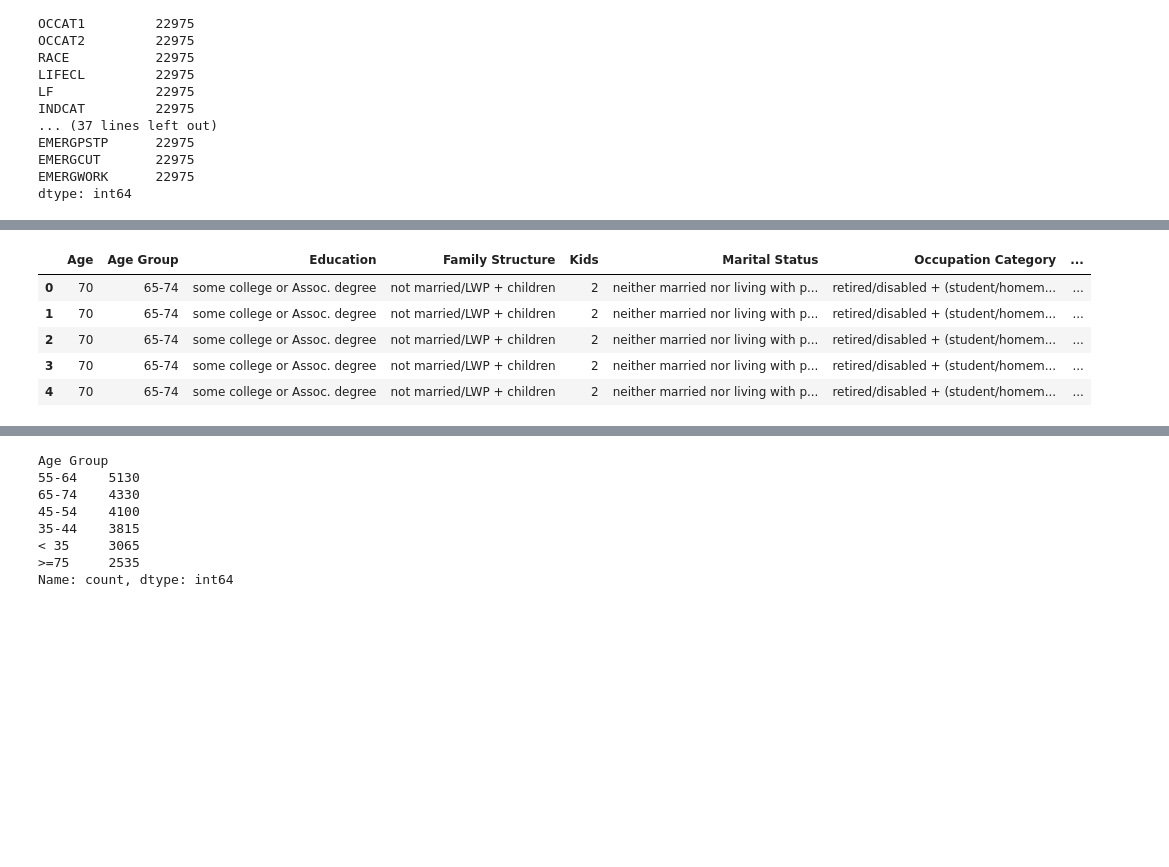
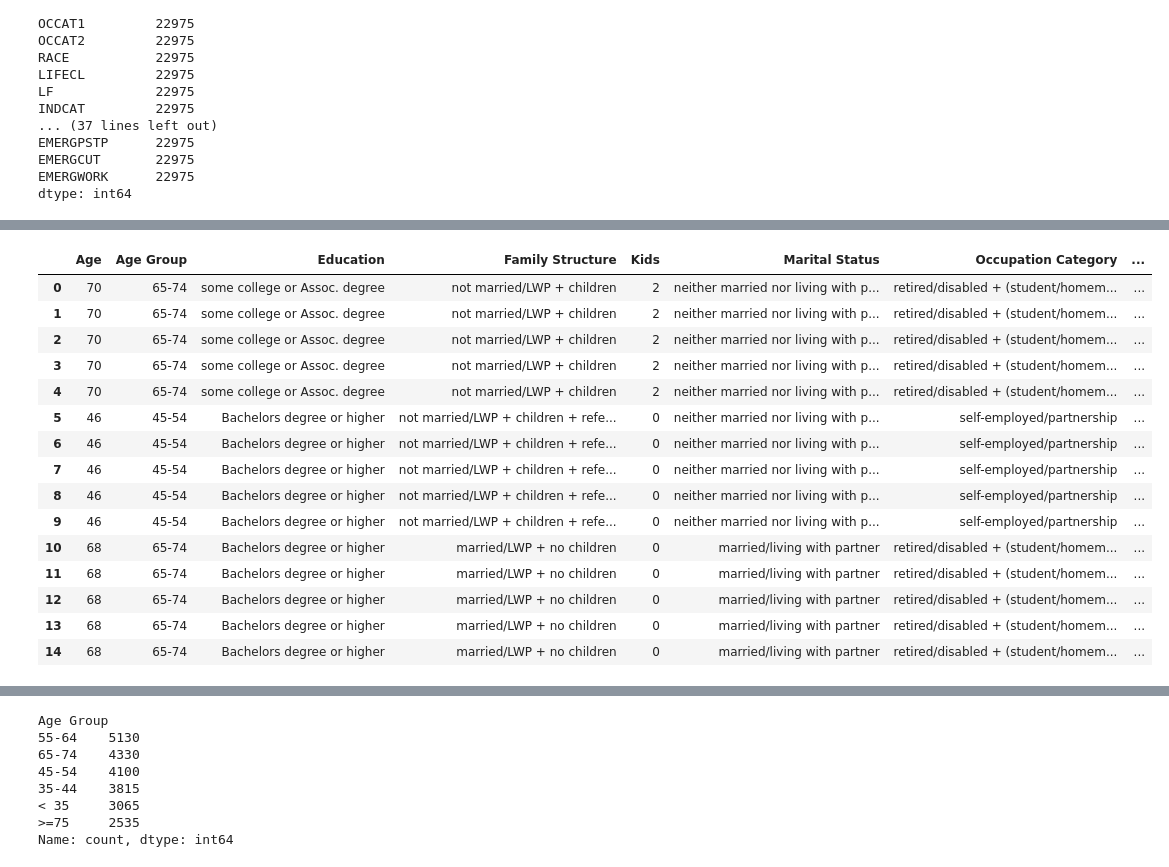
Before and after one commit to HanaDoubleU/project-1, a Jupyter notebook: Survey_Consumer_Finances_AD.ipynb, the cells around one changed output, grey strips where cells are left out. Cells and saved outputs as stored; diff of their text form; code cells hidden in the pictures; blank space fills up the shorter version.

Commit message:
merging with amanda branch to add updated survey_consumer_finances file with updated data cleanup and word doc with questions related to two data items.

```diff
--- a/Survey_Consumer_Finances_AD.ipynb
+++ b/Survey_Consumer_Finances_AD.ipynb
@@ -3,5 +3,6 @@ import pandas as pd
 import numpy
 
 data = pd.read_csv("SCFP2022.csv")
+pd.set_option('display.max_columns', None)
 data.head(15)
 # %% [output]
@@ -190,43 +189,95 @@ data_df.head(15)
 # %%
-# Map Row numerical codes to Descriptions
+# Map row numerical codes to descriptions
 age_map = {1: "< 35", 2: "35-44", 3: "45-54", 4: "55-64", 5: "65-74", 6: ">=75"}
 education_map = {1: "no high school", 2: "high school diploma or GED", 3: "some college or Assoc. degree", 4: "Bachelors degree or higher"}
 family_structure_map = {1: "not married/LWP + children", 2: "not married/LWP + children + reference person under 55", \
                         3: "not married/LWP + no children + reference person 55 or older", \
-                        4: "married/LWP+ children, 5=married/LWP + no children"}
+                        4: "married/LWP+ children", 5: "married/LWP + no children"}
 marital_status_map = {1: "married/living with partner", 2: "neither married nor living with partner"}
 occupation_category_map = {1: "work for someone else", 2: "self-employed/partnership", \
                            3: "retired/disabled + (student/homemaker/misc. not working and age 65 or older)", \
                            4: "other groups not working (mainly those under 65 and out of the labor force)"}
 occupation_classification_map = {1: "managerial/professional", 2: "technical/sales/services", \
                         3: "other (incl. production/craft/repair workers, operators, laborers, farmers, foresters, fishers)", \
                         4: "not working"}
 race_map = {1: "white non-Hispanic", 2: "black/African-American non-Hispanic", 3: "Hispanic or Latino", 4: "Asian", \
                         5: "Other or Multiple race"}
-RFS_CantSave_map = {1: "Yes", 0: "No"}
-RFS_Home_map = {1: "Yes", 0: "No"}
-RFS_Retirement_map = {1: "Yes", 0: "No"}
-RFS_Future_map = {1: "Yes", 0: "No"}
-RFS_Investment_map = {1: "Yes", 0: "No"}
+life_cycle_map = {1: "under 55 + not married/LWP + no children", 2: "under 55 + married/LWP + no children", \
+                  3: "under 55 + married/LWP + children", 4: "under 55 + not married/LWP + children", \
+                  5: "55 or older and working", 6: "55 or older and not working"}
+labor_force_map = {1: "working in some way", 0: "not working at all"}
+household_expenses_map = {1: "unusually high", 2: "unusually low", 3: "normal"}
+spending_income_map = {1: "spending exceeded income", 2: "spending equaled income", 3: "spending less than income"}
 
-#Replace numbers with lables in columns
+#Replace row numberical codes to descriptions
 data_df['Age Group'] = data_df['Age Group'].replace(age_map)
 data_df['Education'] = data_df['Education'].replace(education_map)
 data_df['Family Structure'] = data_df['Family Structure'].replace(family_structure_map)
 data_df['Marital Status'] = data_df['Marital Status'].replace(marital_status_map)
 data_df['Occupation Category'] = data_df['Occupation Category'].replace(occupation_category_map)
 data_df['Occupation Class'] = data_df['Occupation Class'].replace(occupation_classification_map)
 data_df['Race/Ethnicity'] = data_df['Race/Ethnicity'].replace(race_map)
-data_df["Can't Save"] = data_df["Can't Save"].replace(RFS_CantSave_map)
-data_df['Saving for Home'] = data_df['Saving for Home'].replace(RFS_Home_map)
-data_df['Saving for Retirement'] = data_df['Saving for Retirement'].replace(RFS_Retirement_map)
-data_df['Saving for Liquidity/Future'] = data_df['Saving for Liquidity/Future'].replace(RFS_Future_map)
-data_df['Saving for Investment'] = data_df['Saving for Investment'].replace(RFS_Investment_map)
-data_df.head()
+data_df['Life Cycle'] = data_df['Life Cycle'].replace(life_cycle_map)
+data_df['Labor Force'] = data_df['Labor Force'].replace(labor_force_map)
+data_df['Household Overall Expenses, last 12 mo'] = data_df['Household Overall Expenses, last 12 mo'].replace(household_expenses_map)
+data_df['Spending vs Income, last 12 mo'] = data_df['Spending vs Income, last 12 mo'].replace(spending_income_map)
+
+#Create mapping dictionary for Yes / No columns and apply to specified columns
+columns_to_convert = ['Household declared bankruptcy, last 5 yrs', \
+                      'Respondant had foreclosure, last 5 yrs', \
+                      'Pension exists for reference person/spouse', \
+                      'Any late debt payments, last 12 mo', \
+                      'Any debt pmts >60 days past due', \
+                      'Household took Payday Loan, last 12 mo', \
+                      "Can't Save", \
+                      'Saving for Home', \
+                      'Saving for Retirement', \
+                      'Saving for Liquidity/Future', \
+                      'Saving for Investment', \
+                      'In an emergency, would borrow money', \
+                      'In an emergency, would spend from savings', \
+                      'In an emergency, would postpone payments', \
+                      'In an emergency, would cut back on spending',\
+                      'In an emergency, would work more']
+
+yes_no_mapping = {1: 'Yes', 0: 'No'}
+
+for column in columns_to_convert:
+    data_df[column] = data_df[column].replace(yes_no_mapping)
+
+#Create a new column for Reason for Saving and consolidate 5 separate Yes/No reason for savings columns into one with only the reason.
+reason_columns = ["Can't Save", 'Saving for Home', 'Saving for Retirement', 'Saving for Liquidity/Future', 'Saving for Investment']
+
+#Check for yes columns to find reason for saving. If no reason listed, add "None Listed".
+def find_reasons(row):
+    reasons = []
+    for col in reason_columns:
+        if row[col] == 'Yes':
+            reasons.append(col)
+    if not reasons:
+        return 'None Listed'
+    return ', '.join(reasons)
+
+#Identify index of reasons for saving columns and insert the new column at the specified location
+first_reason_col_index = data_df.columns.get_loc("Can't Save")
+reason_for_saving = data_df.apply(find_reasons, axis=1)
+data_df.insert(first_reason_col_index, 'Reason for Saving', reason_for_saving)
+
+data_df.head(15)
 # %% [output]
 |  | Age | Age Group | Education | Family Structure | Kids | Marital Status | Occupation Category | ... |
 | 0 | 70 | 65-74 | some college or Assoc. degree | not married/LWP + children | 2 | neither married nor living with p... | retired/disabled + (student/homem... | ... |
 | 1 | 70 | 65-74 | some college or Assoc. degree | not married/LWP + children | 2 | neither married nor living with p... | retired/disabled + (student/homem... | ... |
 | 2 | 70 | 65-74 | some college or Assoc. degree | not married/LWP + children | 2 | neither married nor living with p... | retired/disabled + (student/homem... | ... |
 | 3 | 70 | 65-74 | some college or Assoc. degree | not married/LWP + children | 2 | neither married nor living with p... | retired/disabled + (student/homem... | ... |
 | 4 | 70 | 65-74 | some college or Assoc. degree | not married/LWP + children | 2 | neither married nor living with p... | retired/disabled + (student/homem... | ... |
+| 5 | 46 | 45-54 | Bachelors degree or higher | not married/LWP + children + refe... | 0 | neither married nor living with p... | self-employed/partnership | ... |
+| 6 | 46 | 45-54 | Bachelors degree or higher | not married/LWP + children + refe... | 0 | neither married nor living with p... | self-employed/partnership | ... |
+| 7 | 46 | 45-54 | Bachelors degree or higher | not married/LWP + children + refe... | 0 | neither married nor living with p... | self-employed/partnership | ... |
+| 8 | 46 | 45-54 | Bachelors degree or higher | not married/LWP + children + refe... | 0 | neither married nor living with p... | self-employed/partnership | ... |
+| 9 | 46 | 45-54 | Bachelors degree or higher | not married/LWP + children + refe... | 0 | neither married nor living with p... | self-employed/partnership | ... |
+| 10 | 68 | 65-74 | Bachelors degree or higher | married/LWP + no children | 0 | married/living with partner | retired/disabled + (student/homem... | ... |
+| 11 | 68 | 65-74 | Bachelors degree or higher | married/LWP + no children | 0 | married/living with partner | retired/disabled + (student/homem... | ... |
+| 12 | 68 | 65-74 | Bachelors degree or higher | married/LWP + no children | 0 | married/living with partner | retired/disabled + (student/homem... | ... |
+| 13 | 68 | 65-74 | Bachelors degree or higher | married/LWP + no children | 0 | married/living with partner | retired/disabled + (student/homem... | ... |
+| 14 | 68 | 65-74 | Bachelors degree or higher | married/LWP + no children | 0 | married/living with partner | retired/disabled + (student/homem... | ... |
```
Also changed, not shown: parts of 12 cells of this notebook, 3 other files.
